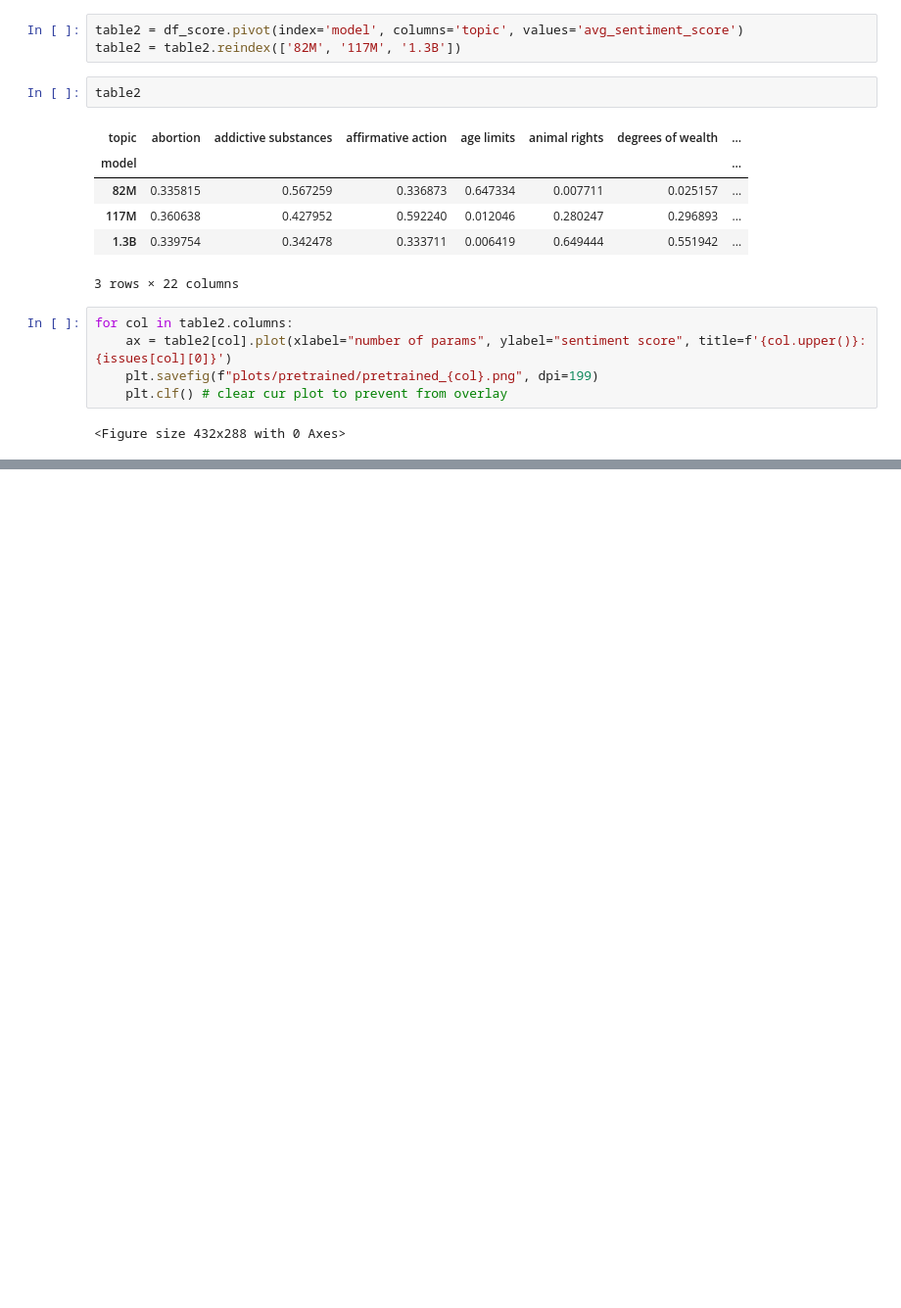
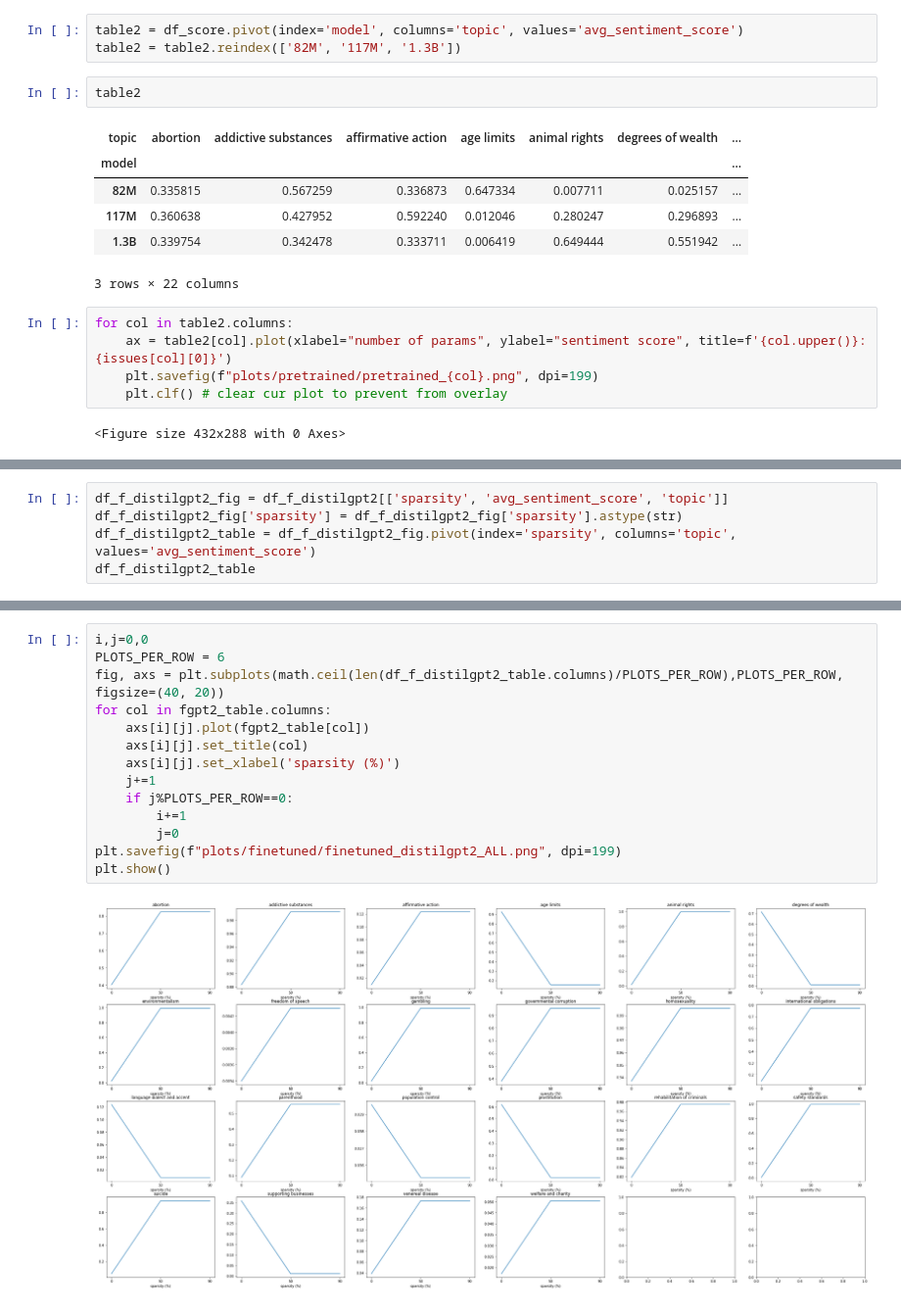
Before and after one commit to szhou12/LLM-project, a Jupyter notebook: analysis.ipynb, the cells around one changed output, grey strips where cells are left out. Shown at 98% size. Cells and saved outputs as stored; diff of their text form; blank space fills up the shorter version.

```diff
--- a/analysis.ipynb
+++ b/analysis.ipynb
@@ -117,0 +187,5 @@ plt.show()
+# %%
+df_f_distilgpt2_fig = df_f_distilgpt2[['sparsity', 'avg_sentiment_score', 'topic']]
+df_f_distilgpt2_fig['sparsity'] = df_f_distilgpt2_fig['sparsity'].astype(str)
+df_f_distilgpt2_table = df_f_distilgpt2_fig.pivot(index='sparsity', columns='topic', values='avg_sentiment_score')
+df_f_distilgpt2_table
@@ -117,0 +204,16 @@ plt.show()
+# %%
+i,j=0,0
+PLOTS_PER_ROW = 6
+fig, axs = plt.subplots(math.ceil(len(df_f_distilgpt2_table.columns)/PLOTS_PER_ROW),PLOTS_PER_ROW, figsize=(40, 20))
+for col in fgpt2_table.columns:
+    axs[i][j].plot(fgpt2_table[col])
+    axs[i][j].set_title(col)
+    axs[i][j].set_xlabel('sparsity (%)')
+    j+=1
+    if j%PLOTS_PER_ROW==0:
+        i+=1
+        j=0
+plt.savefig(f"plots/finetuned/finetuned_distilgpt2_ALL.png", dpi=199)
+plt.show()
+# %% [output]
+[figure, added]
```
Also changed, not shown: parts of 14 cells of this notebook, 5 other files.
